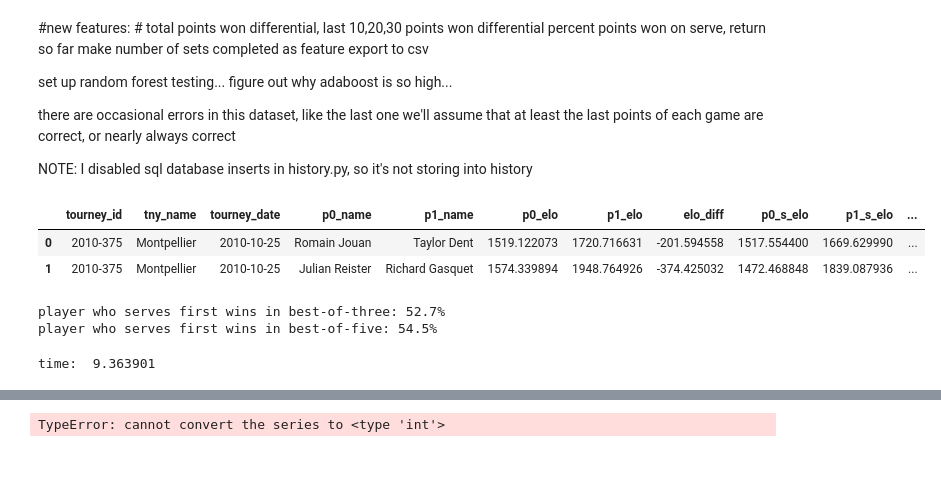
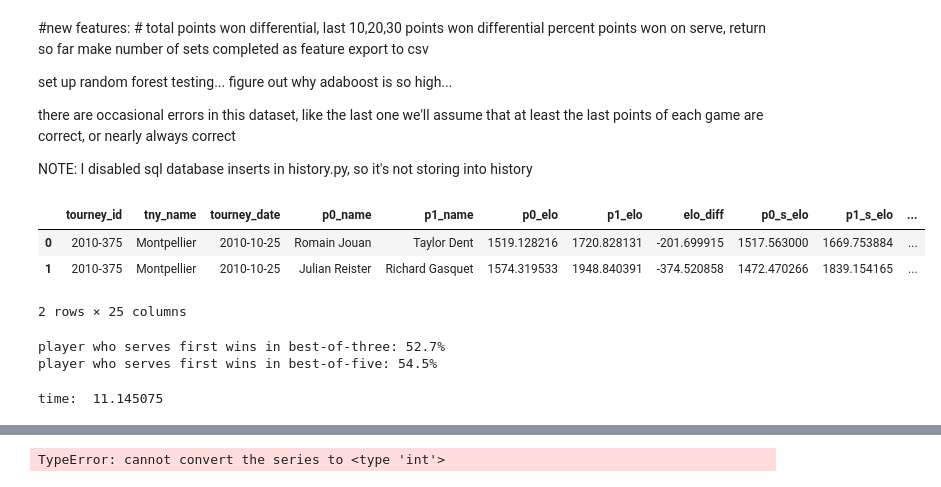
Before and after one commit to jgollub1/pbp_explorations, a Jupyter notebook: Point by Point Analysis with elo.ipynb, the cells around one changed output, grey strips where cells are left out. Saved outputs shown, nothing was run; the diff lists cells and outputs as text; code cells hidden in the pictures.

```diff
--- a/Point by Point Analysis with elo.ipynb
+++ b/Point by Point Analysis with elo.ipynb
@@ -15,29 +36,30 @@ NOTE: I disabled sql database inserts in history.py, so it's not storing into hi
 # %%
 # TO DO: test all dataframes with logistic regression, random forest, neural net, everything else
 # in the sklearn toolkit; redo test,train,split by match
 from ast import literal_eval
 from collections import Counter
 import pandas as pd
 import numpy as np
 import math
 from helper_functions import *
 import time
 
-df = pd.read_csv('../my_data/elo_pbp_with_surface.csv')
+df = pd.read_csv('../my_data/elo_pbp_with_surface_8_14.csv')
 del df['Unnamed: 0']
 
 # append . to end of pbp string to signify end of match if not marked '0' means player0 won;
 # '1' means player1 won (originally player1, player2); small fix for dead rubbers
 df['pbp'] = [s + '.' if s[-1]!= '.' else s for s in df['pbp']]
 df.rename(columns={'tourney_name':'tny_name'},inplace=True)
 df['tny_name'] = [df['tny_name'][i]+' (3)' if df['tny_name'][i]=='Davis Cup' and \
                   df['best_of'][i]==3 else df['tny_name'][i] for i in xrange(len(df))]
 df['match_id'] = range(len(df))
 df.head(2)
 # %% [output]
 |  | tourney_id | tny_name | tourney_date | p0_name | p1_name | p0_elo | p1_elo | elo_diff | p0_s_elo | p1_s_elo | ... |
-| 0 | 2010-375 | Montpellier | 2010-10-25 | Romain Jouan | Taylor Dent | 1519.122073 | 1720.716631 | -201.594558 | 1517.554400 | 1669.629990 | ... |
-| 1 | 2010-375 | Montpellier | 2010-10-25 | Julian Reister | Richard Gasquet | 1574.339894 | 1948.764926 | -374.425032 | 1472.468848 | 1839.087936 | ... |
+| 0 | 2010-375 | Montpellier | 2010-10-25 | Romain Jouan | Taylor Dent | 1519.128216 | 1720.828131 | -201.699915 | 1517.563000 | 1669.753884 | ... |
+| 1 | 2010-375 | Montpellier | 2010-10-25 | Julian Reister | Richard Gasquet | 1574.319533 | 1948.840391 | -374.520858 | 1472.470266 | 1839.154165 | ... |
+2 rows × 25 columns
 # %%
 # split this df into best-of-three and best-of-five matches
 gs_tourneys = ['Australian Open', 'Davis Cup', 'Roland Garros', 'US Open', 'Wimbledon']
@@ -60,8 +82,9 @@ player who serves first wins in best-of-five: 54.5%
 set_order_d = dict(zip(range(len(df)),[get_set_order(df['pbp'][i]) for i in xrange(len(df))]))
 
 start = time.clock()
-cols = ['match_id','elo_diff','s_elo_diff','winner']
+cols = ['match_id','elo_diff','s_elo_diff','winner','p0_52_swon','p0_52_svpt','p1_52_swon','p1_52_svpt',\
+        'p0_52_rwon','p0_52_rpt','p1_52_rwon','p1_52_rpt', 'tourney_stats','best_of']
 df_pred = generate_df_2(df_pbp3,cols,0)
 print 'time: ', time.clock()-start
 # %% [output]
-time:  9.363901
+time:  11.145075
```
Also changed, not shown: parts of 6 cells of this notebook, 5 other files.
